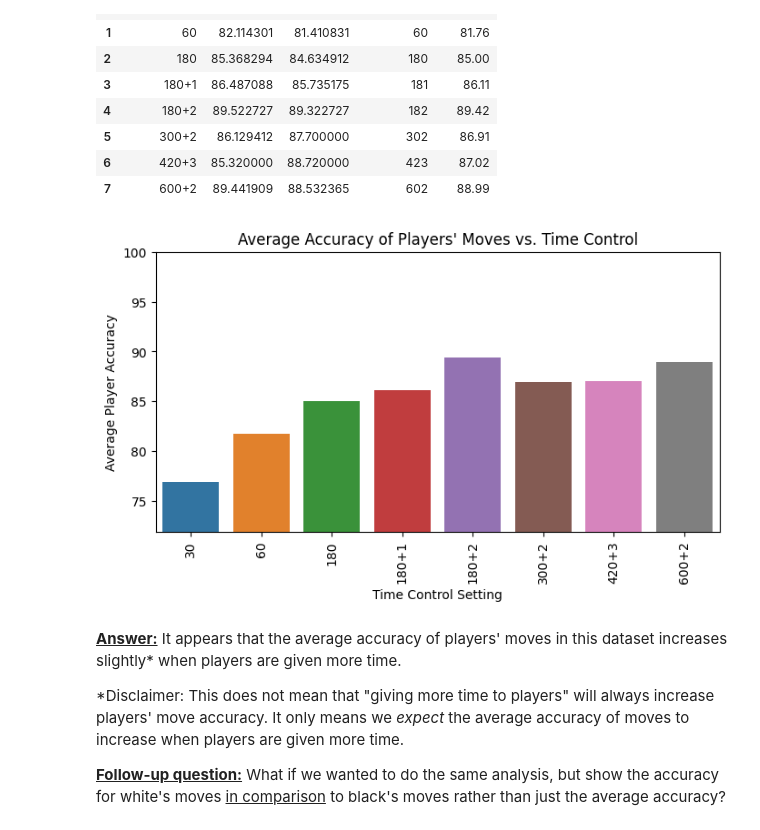
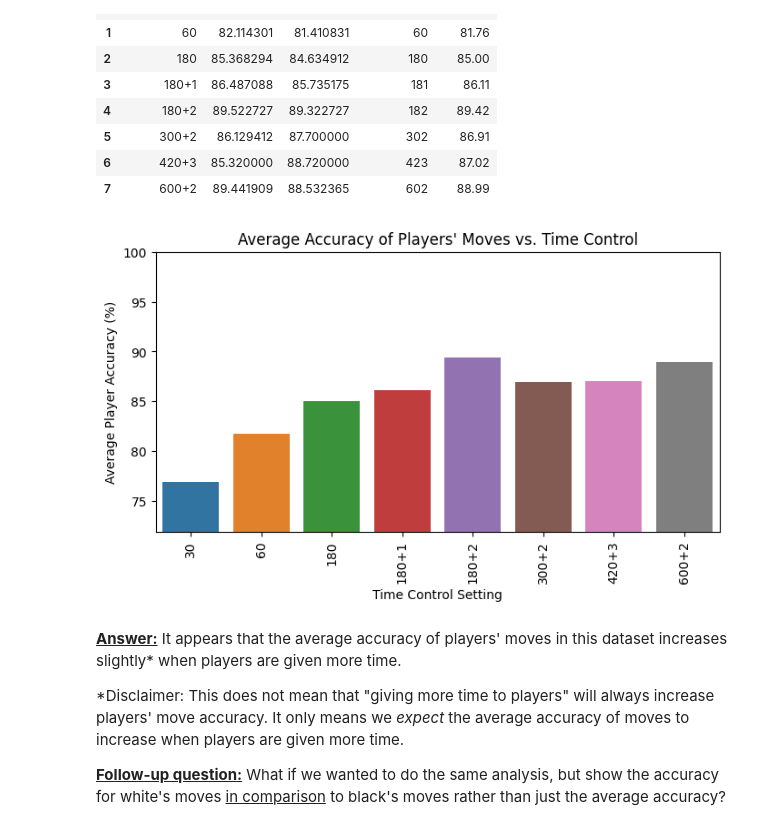
Before and after one commit to ethanwitek/chess-datasets, a Jupyter notebook: Datasets/gm-rated-2024/example-notebook.ipynb, the cells around one changed output. Cells and saved outputs as stored; diff of their text form; code cells hidden in the pictures.

```diff
--- a/Datasets/gm-rated-2024/example-notebook.ipynb
+++ b/Datasets/gm-rated-2024/example-notebook.ipynb
@@ -354,14 +355,14 @@ tc_grouped
 # %%
 plt.figure(figsize=(8,4))
 ax = sns.barplot(x="time_control", y="avg_acc", data=tc_grouped)
 plt.title("Average Accuracy of Players' Moves vs. Time Control")
-plt.ylim([min(tc_grouped["avg_acc"]) - 5, 100])
 plt.xlabel("Time Control Setting")
 plt.xticks(rotation=90, ha="center")
-plt.ylabel("Average Player Accuracy")
+plt.ylabel("Average Player Accuracy (%)")
+plt.ylim([min(tc_grouped["avg_acc"]) - 5, 100])
 plt.show()
 # %% [output]
-[figure, old version]
+[figure, new version]
 # %% [markdown]
 **<u>Answer:</u>** It appears that the average accuracy of players' moves in this dataset increases slightly* when players are given more time.
 
```
Also changed, not shown: parts of 10 cells of this notebook.
